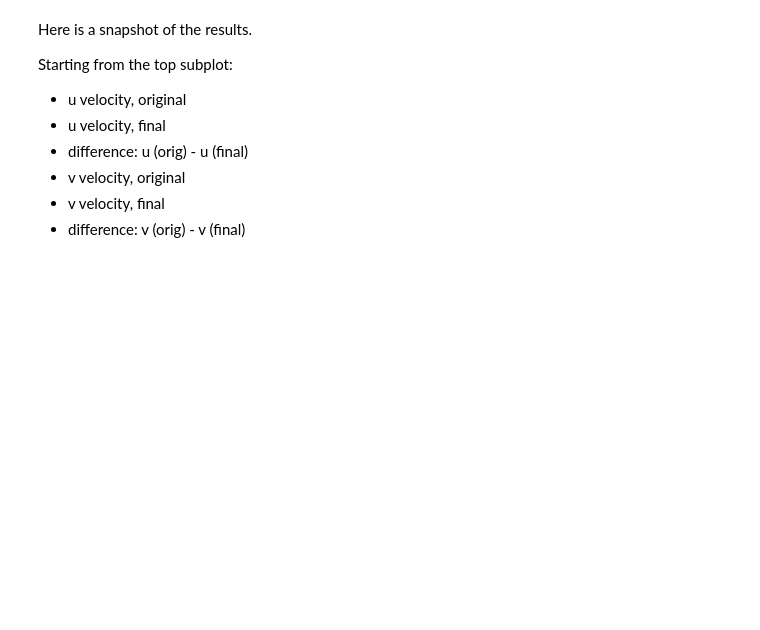
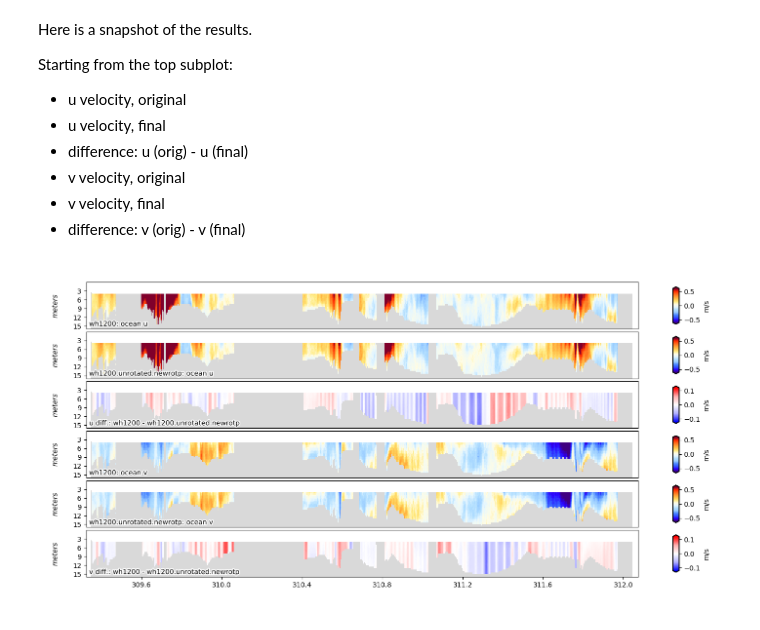
Before and after one commit to kthyng/adcp, a Jupyter notebook: processed_data/PS18_15_Thyng/wh1200.ipynb, the cells around one changed output. Cells and saved outputs as stored; diff of their text form; code cells hidden in the pictures; blank space fills up the shorter version.

```diff
--- a/processed_data/PS18_15_Thyng/wh1200.ipynb
+++ b/processed_data/PS18_15_Thyng/wh1200.ipynb
@@ -1064,3 +881,7 @@ Starting from the top subplot:
 * v velocity, original
 * v velocity, final
 * difference: v (orig) - v (final)
+# %%
+display(Image('https://user-images.githubusercontent.com/3487237/106065454-f5472580-60c0-11eb-993b-8683cb7d14f5.png'))
+# %% [output]
+[figure, added]
```
Also changed, not shown: parts of 31 cells of this notebook.
